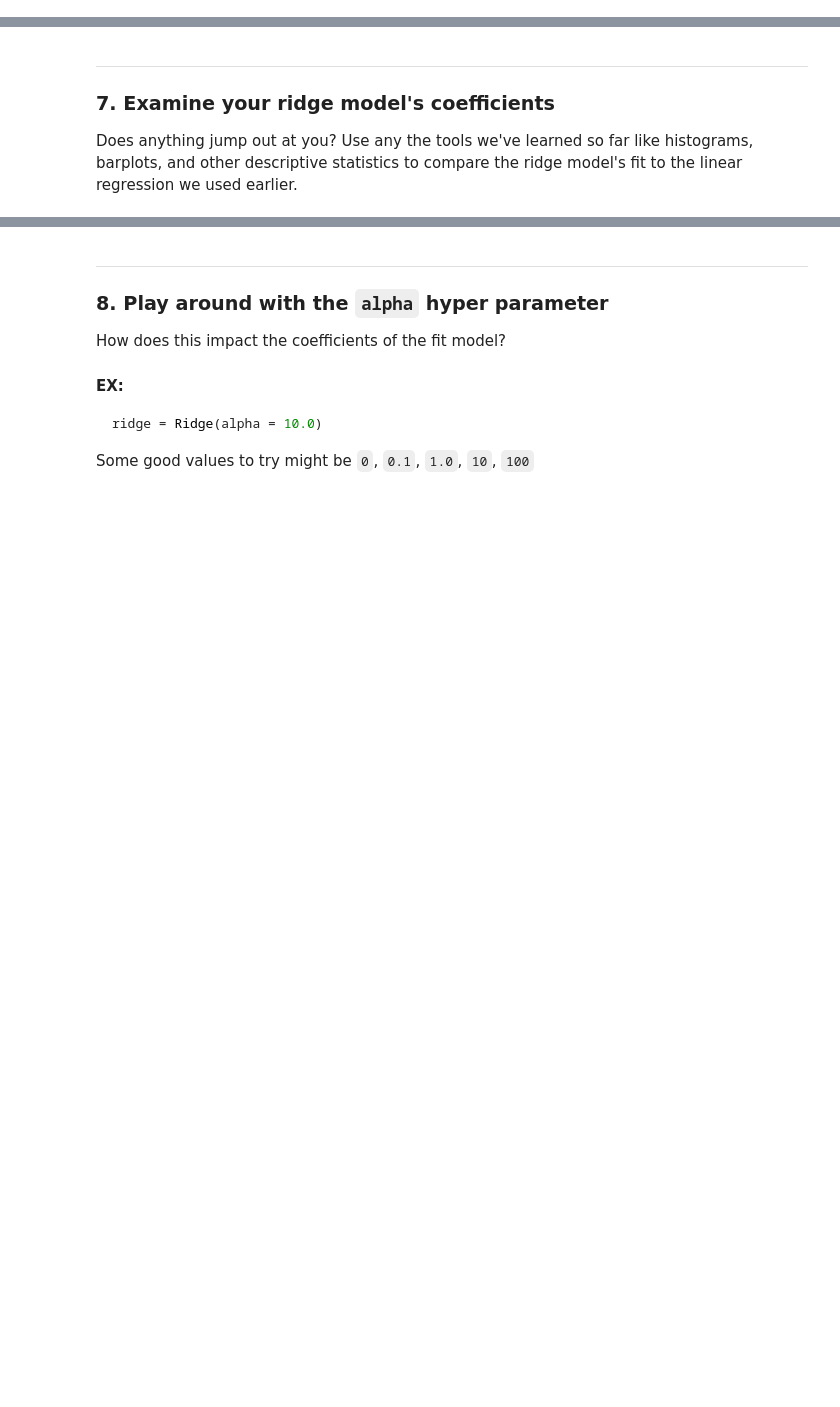
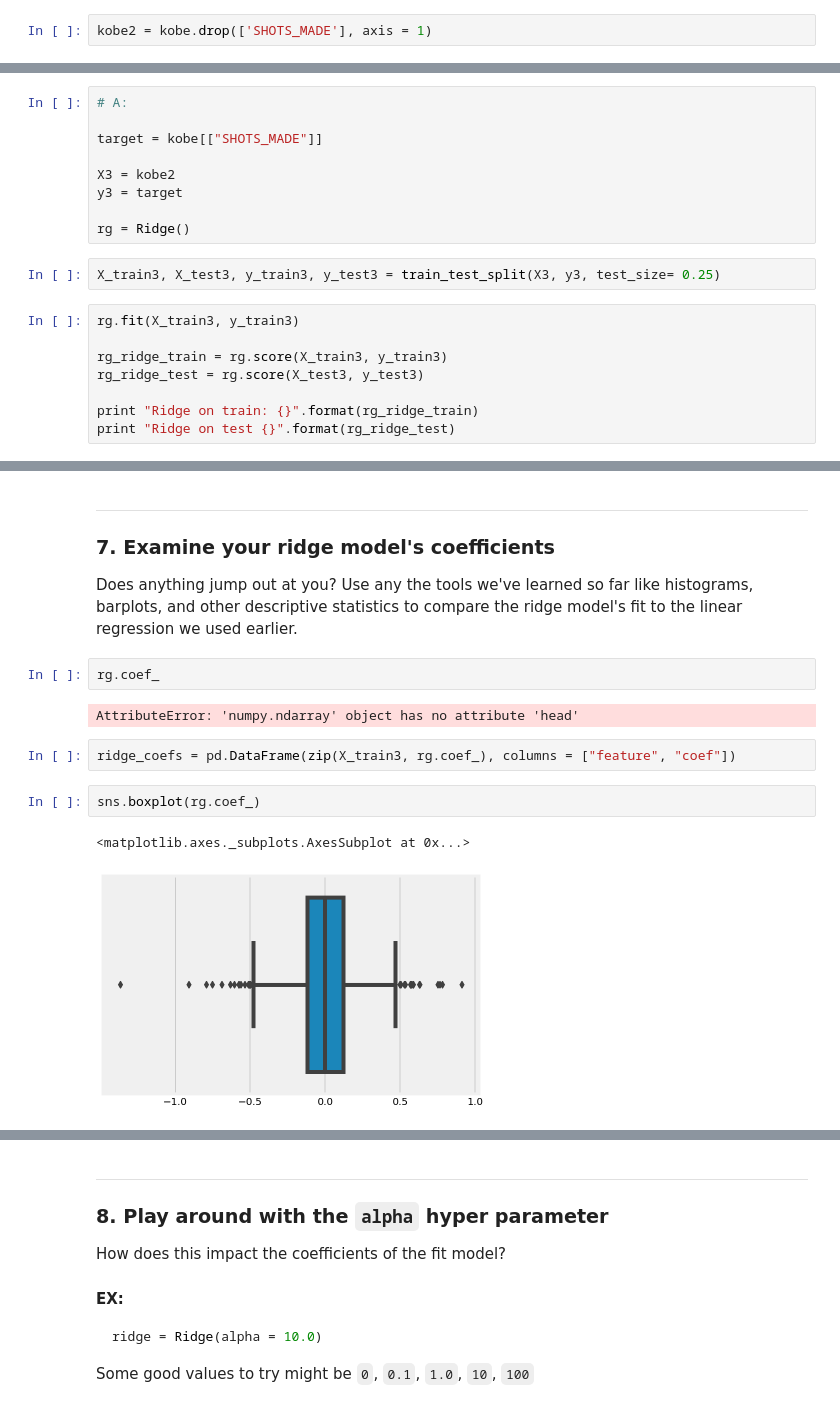
Before and after one commit to yangliu222/DS-SF-42, a Jupyter notebook: classes/08/notebooks/regression-regularization_kobe_shots-activity/kobe-shots-made-regularization-activity.ipynb, the cells around one changed output, grey strips where cells are left out. Saved outputs shown, nothing was run; the diff lists cells and outputs as text; blank space fills up the shorter version.

```diff
--- a/classes/08/notebooks/regression-regularization_kobe_shots-activity/kobe-shots-made-regularization-activity.ipynb
+++ b/classes/08/notebooks/regression-regularization_kobe_shots-activity/kobe-shots-made-regularization-activity.ipynb
@@ -82,0 +194,2 @@ kobe = pd.read_csv('./datasets/kobe_superwide_games.csv')
+# %%
+kobe2 = kobe.drop(['SHOTS_MADE'], axis = 1)
@@ -98,0 +293,19 @@ Is it better than the Linear regression? On the training set? On the test set? W
+# %%
+# A:
+
+target = kobe[["SHOTS_MADE"]]
+
+X3 = kobe2
+y3 = target
+
+rg = Ridge()
+# %%
+X_train3, X_test3, y_train3, y_test3 = train_test_split(X3, y3, test_size= 0.25)
+# %%
+rg.fit(X_train3, y_train3)
+
+rg_ridge_train = rg.score(X_train3, y_train3)
+rg_ridge_test = rg.score(X_test3, y_test3)
+
+print "Ridge on train: {}".format(rg_ridge_train)
+print "Ridge on test {}".format(rg_ridge_test)
@@ -101,3 +317,14 @@ Is it better than the Linear regression? On the training set? On the test set? W
 ### 7. Examine your ridge model's coefficients
 
 Does anything jump out at you? Use any the tools we've learned so far like histograms, barplots, and other descriptive statistics to compare the ridge model's fit to the linear regression we used earlier.
+# %%
+rg.coef_
+# %% [output]
+AttributeError: 'numpy.ndarray' object has no attribute 'head'
+# %%
+ridge_coefs = pd.DataFrame(zip(X_train3, rg.coef_), columns = ["feature", "coef"])
+# %%
+sns.boxplot(rg.coef_)
+# %% [output]
+<matplotlib.axes._subplots.AxesSubplot at 0x...>
+[figure, added]
```
Also changed, not shown: parts of 31 cells of this notebook, 2 other files.
